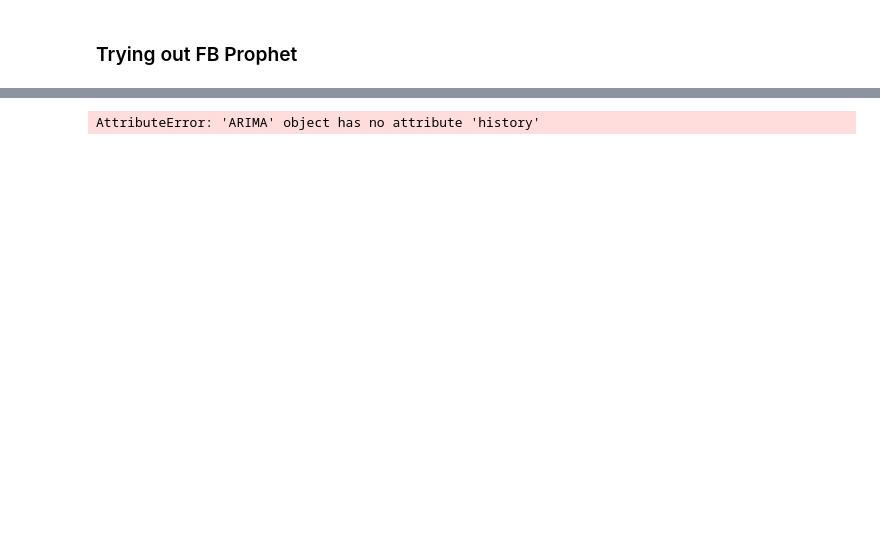
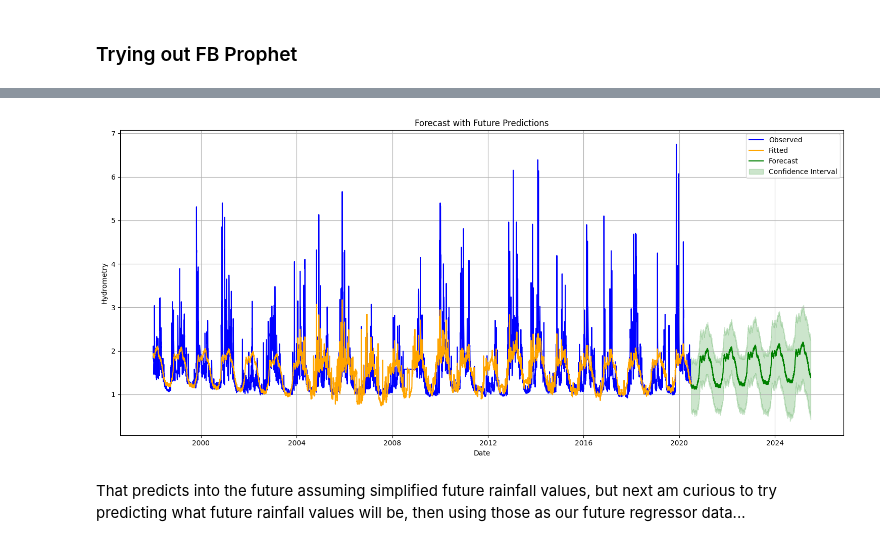
Before and after one commit to NWinocur/kaggle-acea-water-prediction, a Jupyter notebook: src/explore.ipynb, the cells around one changed output, grey strips where cells are left out. Cells and saved outputs as stored; diff of their text form; code cells hidden in the pictures; blank space fills up the shorter version.

Commit message:
Added enough to notebook to predict both the rainfall into the future, and use those future predictions towards the overall water level prediction.

```diff
--- a/src/explore.ipynb
+++ b/src/explore.ipynb
@@ -469,9 +464,0 @@ future.columns = ['ds'] + regressors  # Prophet expects 'ds' for date
-# %%
-forecast = prophet_model.predict(future)
-
-# Plot forecast
-from prophet.plot import plot_plotly
-
-plot_plotly(prophet_model, forecast)
-# %% [output]
-AttributeError: 'ARIMA' object has no attribute 'history'
@@ -477,0 +488,33 @@ AttributeError: 'ARIMA' object has no attribute 'history'
+# %%
+forecast = prophet_model.predict(future)
+
+import matplotlib.pyplot as plt
+
+plt.figure(figsize=(15, 7))
+
+# Plot actual data
+plt.plot(df_prophet['ds'], df_prophet['y'], label='Observed', color='blue')
+
+# Plot in-sample forecast
+plt.plot(forecast['ds'][:len(df_prophet)], forecast['yhat'][:len(df_prophet)], label='Fitted', color='orange')
+
+# Plot future forecast in green
+plt.plot(forecast['ds'][len(df_prophet):], forecast['yhat'][len(df_prophet):], label='Forecast', color='green')
+
+# Optionally: add confidence interval for future
+plt.fill_between(forecast['ds'][len(df_prophet):],
+                 forecast['yhat_lower'][len(df_prophet):],
+                 forecast['yhat_upper'][len(df_prophet):],
+                 color='green', alpha=0.2, label='Confidence Interval')
+
+plt.xlabel('Date')
+plt.ylabel('Hydrometry')
+plt.title('Forecast with Future Predictions')
+plt.legend()
+plt.grid(True)
+plt.tight_layout()
+plt.show()
+# %% [output]
+[figure, added]
+# %% [markdown]
+That predicts into the future assuming simplified future rainfall values, but next am curious to try predicting what future rainfall values will be, then using those as our future regressor data...
```
Also changed, not shown: parts of 14 cells of this notebook.
